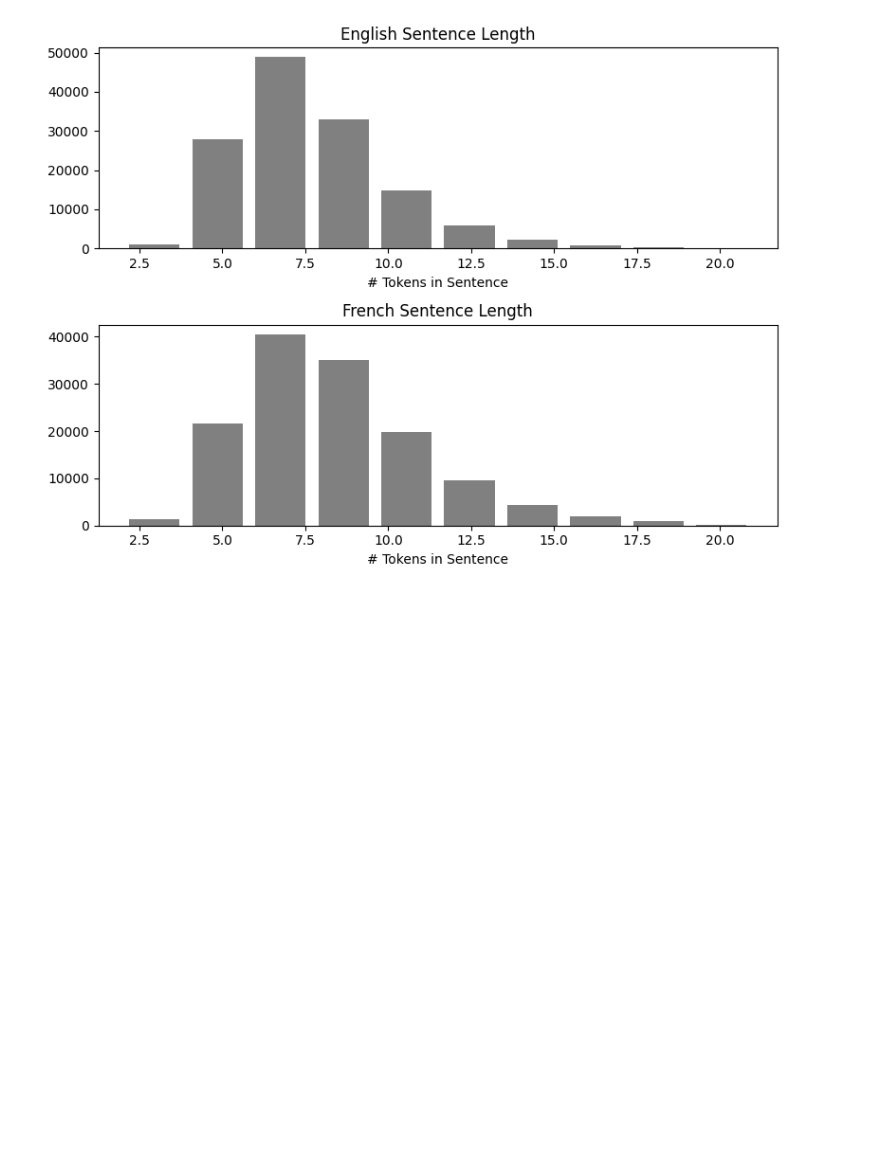
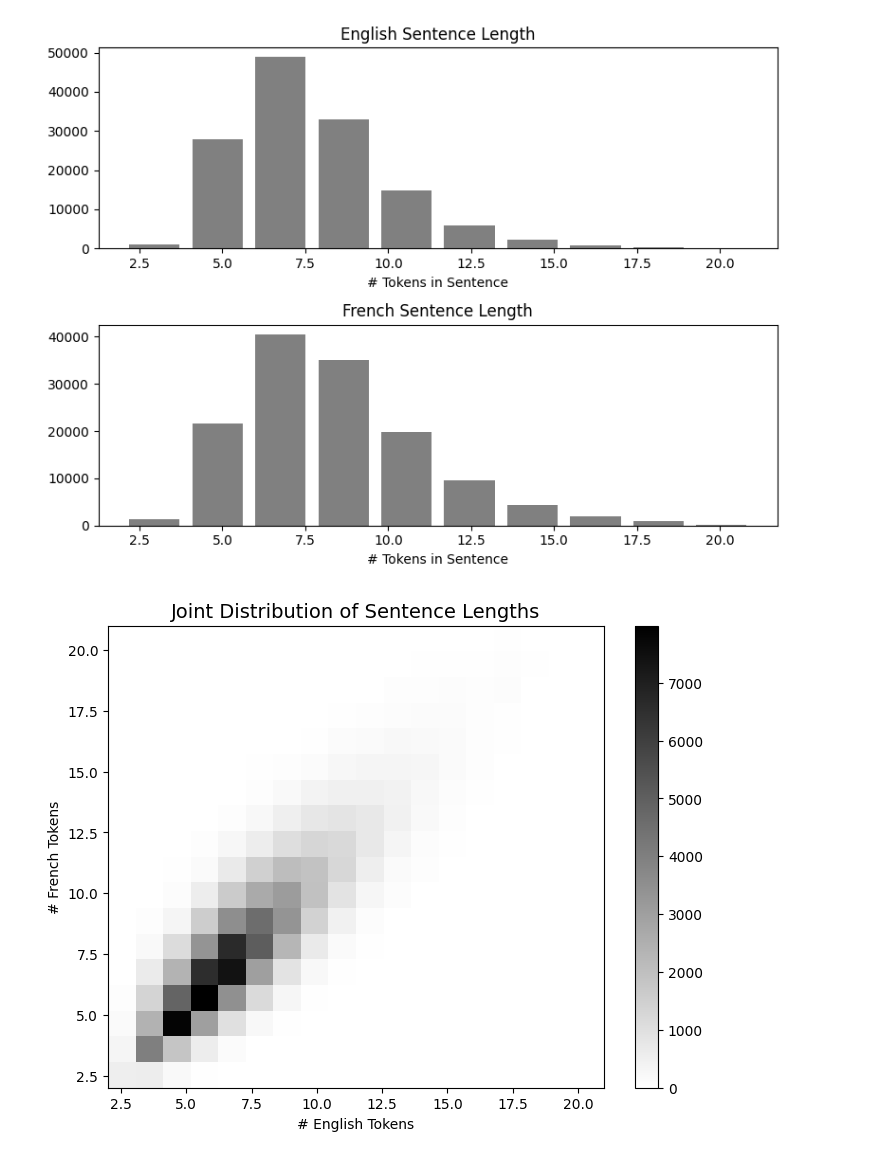
Before and after one commit to rkaunismaa/TransformersForMachineLearning, a Jupyter notebook: Chapter-2-Machine-Translation_Work.ipynb, the cells around one changed output. Saved outputs shown, nothing was run; the diff lists cells and outputs as text; code cells hidden in the pictures; blank space fills up the shorter version.

Commit message:
joint distribution of sentence lengths graph

```diff
--- a/Chapter-2-Machine-Translation_Work.ipynb
+++ b/Chapter-2-Machine-Translation_Work.ipynb
@@ -300,6 +300,17 @@ plt.tight_layout()
 plt.show()
 # %% [output]
 [figure]
+# %%
+
+plt.figure(figsize=(8,6))
+plt.hist2d(en_lengths, fr_lengths, bins=MAX_SENTENCE_LENGTH-2, cmap='binary')
+plt.title("Joint Distribution of Sentence Lengths", fontsize=14)
+plt.xlabel("# English Tokens")
+plt.ylabel("# French Tokens")
+plt.colorbar()
+plt.show()
+# %% [output]
+[figure, added]
 # %%
 endTime = time.time()
 
```
